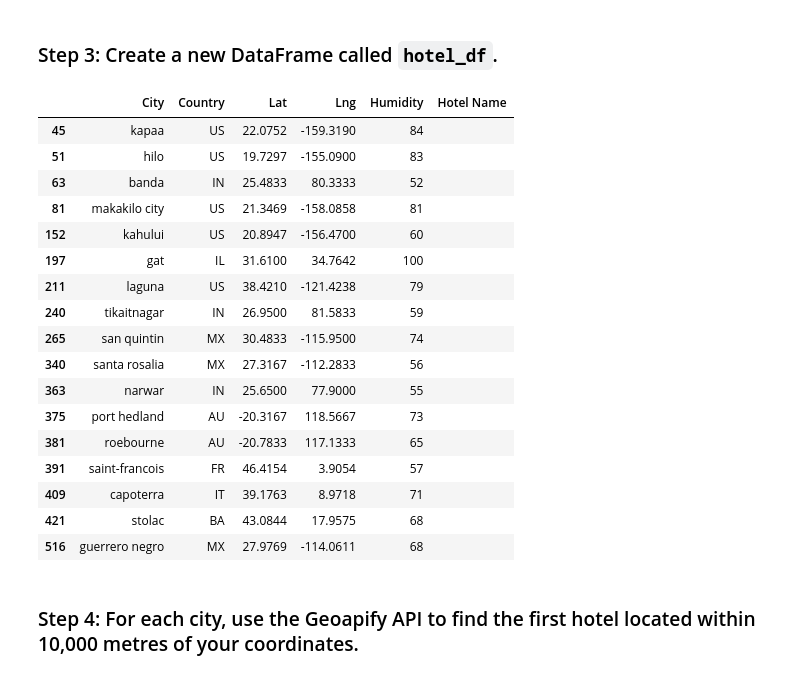
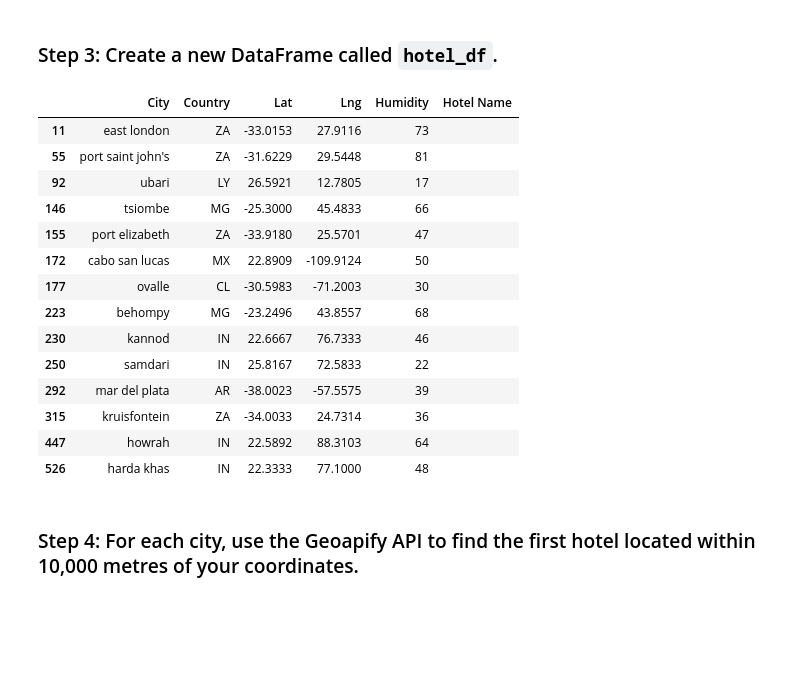
Before and after one commit to Tylerwilliams3644/python-api-challenge, a Jupyter notebook: WeatherPy/Starter_Code/starter_code/VacationPy.ipynb, the cells around one changed output. Drawn from its saved outputs; the diff is of its cells as text; code cells hidden in the pictures; blank space fills up the shorter version.

```diff
--- a/WeatherPy/Starter_Code/starter_code/VacationPy.ipynb
+++ b/WeatherPy/Starter_Code/starter_code/VacationPy.ipynb
@@ -27,3 +27,14 @@ city_data_df.head()
 | 2 | 2 | ilulissat | 69.2167 | -51.1000 | 268.16 | 68 | 75 | 7.20 | GL | 1700667921 |
 | 3 | 3 | edinburgh of the seven seas | -37.0676 | -12.3116 | 287.02 | 79 | 54 | 9.23 | SH | 1700667921 |
 | 4 | 4 | dalbandin | 28.8947 | 64.4101 | 295.36 | 40 | 2 | 4.00 | PK | 1700667922 |
+# %%
+
+
+# Change the max temp to celsius
+city_data_df['Max Temp (C)'] = city_data_df['Max Temp'] - 273.15
+
+#Remake the data frame with new columns
+city_data_df = city_data_df[["City_ID", "City", "Lat", "Lng", "Max Temp (C)", "Humidity", "Cloudiness", "Wind Speed", "Country", "Date"]]
+
+
+city_data_df.head()
@@ -60,10 +91,10 @@ map_plot_1
 # %%
 # Narrow down cities that fit criteria and drop any results with null values
-# YOUR CODE HERE
+ideal_city_df = city_data_df.loc[(city_data_df["Max Temp (C)"] >= 21) & (city_data_df["Max Temp (C)"] <= 27) & (city_data_df["Wind Speed"] <= 4.5) & (city_data_df["Cloudiness"] == 0)]
 
 # Drop any rows with null values
-# YOUR CODE HERE
+ideal_city_df = ideal_city_df.dropna(how = "any")
 
 # Display sample data
-# YOUR CODE HERE
+ideal_city_df
 # %% [output]
@@ -89,31 +117,29 @@ map_plot_1
 ### Step 3: Create a new DataFrame called `hotel_df`.
 # %%
 # Use the Pandas copy function to create DataFrame called hotel_df to store the city, country, coordinates, and humidity
-# YOUR CODE HERE
+hotel_df = ideal_city_df.copy()
+hotel_df = hotel_df [["City", "Country", "Lat", "Lng", "Humidity"]]
 
 # Add an empty column, "Hotel Name," to the DataFrame so you can store the hotel found using the Geoapify API
-# YOUR CODE HERE
+hotel_df["Hotel Name"] = ""
 
 # Display sample data
-# YOUR CODE HERE
+hotel_df
 # %% [output]
 |  | City | Country | Lat | Lng | Humidity | Hotel Name |
-| 45 | kapaa | US | 22.0752 | -159.3190 | 84 |  |
-| 51 | hilo | US | 19.7297 | -155.0900 | 83 |  |
-| 63 | banda | IN | 25.4833 | 80.3333 | 52 |  |
-| 81 | makakilo city | US | 21.3469 | -158.0858 | 81 |  |
-| 152 | kahului | US | 20.8947 | -156.4700 | 60 |  |
-| 197 | gat | IL | 31.6100 | 34.7642 | 100 |  |
-| 211 | laguna | US | 38.4210 | -121.4238 | 79 |  |
-| 240 | tikaitnagar | IN | 26.9500 | 81.5833 | 59 |  |
-| 265 | san quintin | MX | 30.4833 | -115.9500 | 74 |  |
-| 340 | santa rosalia | MX | 27.3167 | -112.2833 | 56 |  |
-| 363 | narwar | IN | 25.6500 | 77.9000 | 55 |  |
-| 375 | port hedland | AU | -20.3167 | 118.5667 | 73 |  |
-| 381 | roebourne | AU | -20.7833 | 117.1333 | 65 |  |
-| 391 | saint-francois | FR | 46.4154 | 3.9054 | 57 |  |
-| 409 | capoterra | IT | 39.1763 | 8.9718 | 71 |  |
-| 421 | stolac | BA | 43.0844 | 17.9575 | 68 |  |
-| 516 | guerrero negro | MX | 27.9769 | -114.0611 | 68 |  |
+| 11 | east london | ZA | -33.0153 | 27.9116 | 73 |  |
+| 55 | port saint john's | ZA | -31.6229 | 29.5448 | 81 |  |
+| 92 | ubari | LY | 26.5921 | 12.7805 | 17 |  |
+| 146 | tsiombe | MG | -25.3000 | 45.4833 | 66 |  |
+| 155 | port elizabeth | ZA | -33.9180 | 25.5701 | 47 |  |
+| 172 | cabo san lucas | MX | 22.8909 | -109.9124 | 50 |  |
+| 177 | ovalle | CL | -30.5983 | -71.2003 | 30 |  |
+| 223 | behompy | MG | -23.2496 | 43.8557 | 68 |  |
+| 230 | kannod | IN | 22.6667 | 76.7333 | 46 |  |
+| 250 | samdari | IN | 25.8167 | 72.5833 | 22 |  |
+| 292 | mar del plata | AR | -38.0023 | -57.5575 | 39 |  |
+| 315 | kruisfontein | ZA | -34.0033 | 24.7314 | 36 |  |
+| 447 | howrah | IN | 22.5892 | 88.3103 | 64 |  |
+| 526 | harda khas | IN | 22.3333 | 77.1000 | 48 |  |
 # %% [markdown]
 ### Step 4: For each city, use the Geoapify API to find the first hotel located within 10,000 metres of your coordinates.
```
Also changed, not shown: parts of 6 cells of this notebook.
